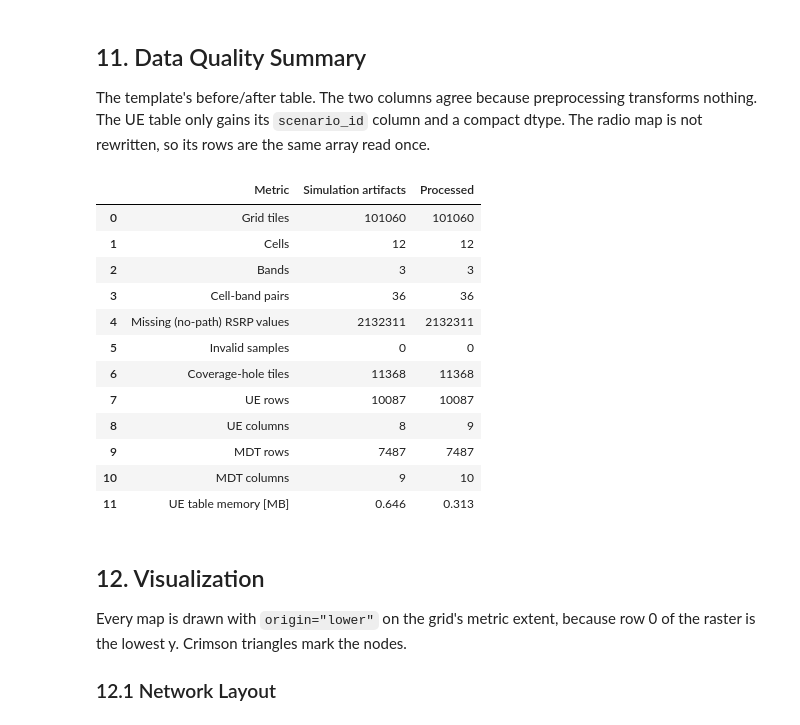
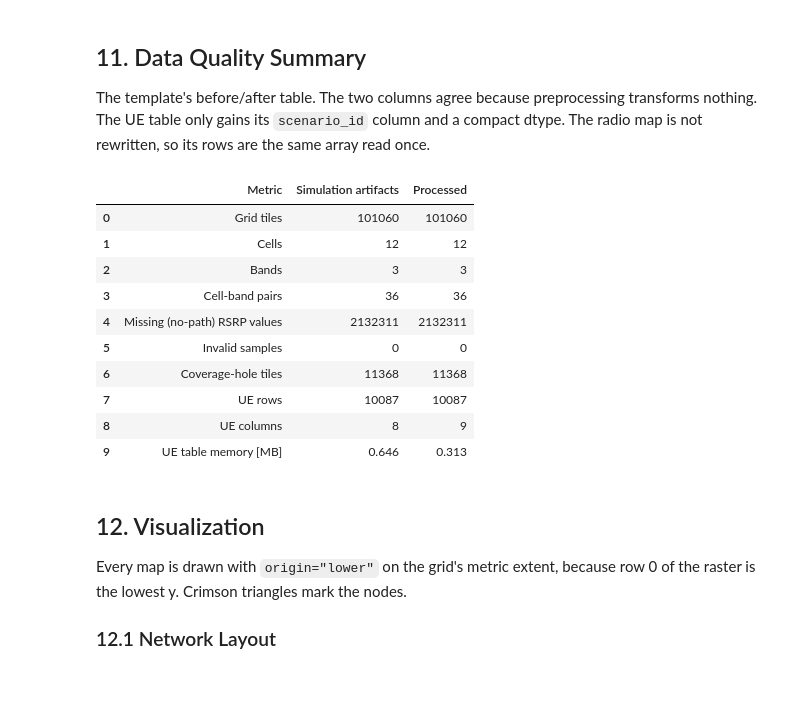
Before and after one commit to NguyenVu04/band-tilt, a Jupyter notebook: notebooks/02_preprocessing.ipynb, the cells around one changed output. Drawn from its saved outputs; the diff is of its cells as text; code cells hidden in the pictures; blank space fills up the shorter version.

```diff
--- a/notebooks/02_preprocessing.ipynb
+++ b/notebooks/02_preprocessing.ipynb
@@ -99,9 +100,31 @@ n_rows, n_cols = artifacts.shape
 extent = maps.extent_of(radio)
 rsrp = radio["rsrp_dbm"].astype(float)
 sinr = radio["sinr_db"].astype(float)
-cell_table = build_cells(cfg, artifacts)
+# The configured cell-band pairs: one row per decision variable, at its baseline.
+band_cfg = {str(entry.name): Band.from_config(entry) for entry in cfg.simulation.radio_map.bands}
+cell_table = pd.DataFrame(
+    [
+        {
+            "cell": cell.name,
+            "node": cell.name.rsplit("c", 1)[0],
+            "x": cell.x,
+            "y": cell.y,
+            "z": cell.z,
+            "azimuth_deg": cell.azimuth_deg,
+            "band": band,
+            "frequency_hz": band_cfg[band].frequency_hz,
+            "bandwidth_hz": band_cfg[band].bandwidth_hz,
+            "scs_hz": band_cfg[band].scs_hz,
+            "tilt_baseline_deg": cell.tilt_for(band).baseline_deg,
+            "tilt_min_deg": cell.tilt_for(band).bounds_deg[0],
+            "tilt_max_deg": cell.tilt_for(band).bounds_deg[1],
+            "max_prb": cell.max_prb_for(band),
+        }
+        for cell in transmitter.load(cfg)
+        for band in bands
+    ]
+)
 ue = build_ue(artifacts)
-mdt = build_mdt(artifacts)
 hotspots = pd.DataFrame(manifest["density"]["hotspots"])
 # %% [markdown]
 ### 2.1 Cell and Band Configuration
@@ -647,41 +655,37 @@ invalid = int(checks["violations"].sum() + extra_checks["violations"].sum())
 quality = pd.DataFrame(
     [
         ("Grid tiles", n_rows * n_cols, n_rows * n_cols),
-        ("Cells", len(tx_names), cell_table["cell"].nunique()),
-        ("Bands", len(bands), cell_table["band"].nunique()),
+        ("Cells", len(tx_names), len(tx_names)),
+        ("Bands", len(bands), len(bands)),
         ("Cell-band pairs", int(np.asarray(radio["tilt_deg"]).size), len(cell_table)),
         ("Missing (no-path) RSRP values", int(np.isnan(rsrp).sum()), int(np.isnan(rsrp).sum())),
         ("Invalid samples", invalid, invalid),
         ("Coverage-hole tiles", int((coverage == maps.HOLE).sum()), int((coverage == maps.HOLE).sum())),
         ("UE rows", len(raw), len(ue)),
         ("UE columns", raw.shape[1], ue.shape[1]),
-        ("MDT rows", len(artifacts.mdt), len(mdt)),
-        ("MDT columns", artifacts.mdt.shape[1], mdt.shape[1]),
         (
             "UE table memory [MB]",
             round(raw.memory_usage(deep=True).sum() / 1e6, 3),
             round(ue.memory_usage(deep=True).sum() / 1e6, 3),
         ),
     ],
     columns=["Metric", "Simulation artifacts", "Processed"],
     dtype=object,
 )
 save_table(quality, "data_quality_summary")
 quality
 # %% [output]
 |  | Metric | Simulation artifacts | Processed |
 | 0 | Grid tiles | 101060 | 101060 |
 | 1 | Cells | 12 | 12 |
 | 2 | Bands | 3 | 3 |
 | 3 | Cell-band pairs | 36 | 36 |
 | 4 | Missing (no-path) RSRP values | 2132311 | 2132311 |
 | 5 | Invalid samples | 0 | 0 |
 | 6 | Coverage-hole tiles | 11368 | 11368 |
 | 7 | UE rows | 10087 | 10087 |
 | 8 | UE columns | 8 | 9 |
-| 9 | MDT rows | 7487 | 7487 |
-| 10 | MDT columns | 9 | 10 |
-| 11 | UE table memory [MB] | 0.646 | 0.313 |
+| 9 | UE table memory [MB] | 0.646 | 0.313 |
 # %% [markdown]
 ## 12. Visualization
 
```
Also changed, not shown: parts of 15 cells of this notebook, 52 other files.
